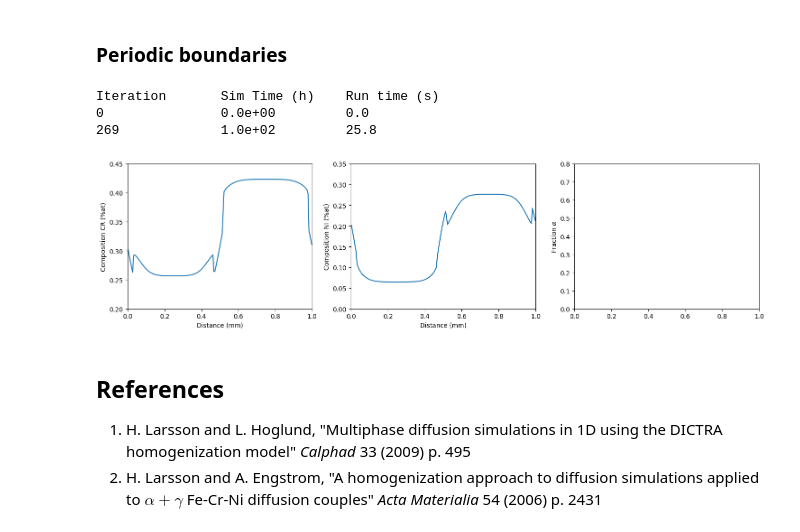
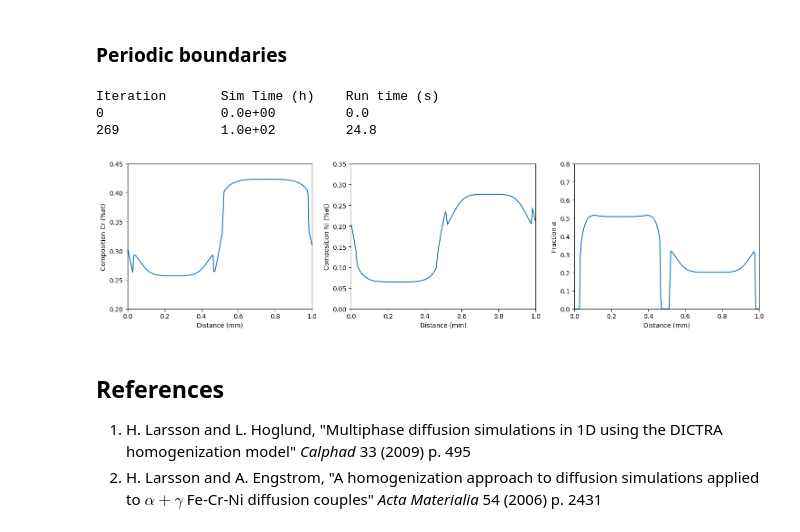
Before and after one commit to materialsgenomefoundation/kawin, a Jupyter notebook: examples/07_Homogenization_Model.ipynb, the cells around one changed output. Saved outputs shown, nothing was run; the diff lists cells and outputs as text; code cells hidden in the pictures.

```diff
--- a/examples/07_Homogenization_Model.ipynb
+++ b/examples/07_Homogenization_Model.ipynb
@@ -148,38 +154,38 @@ from kawin.diffusion.mesh import PeriodicBoundary1D
 
 profile = ProfileBuilder()
 profile.addBuildStep(StepProfile1D(0.5e-3, [0.257, 0.065], [0.423, 0.276]), ['CR', 'NI'])
 
 mesh = Cartesian1D(['CR', 'NI'], [0, 1e-3], 200)
 mesh.setResponseProfile(profile, boundaryConditions=PeriodicBoundary1D())
 
 m = HomogenizationModel(mesh, elements, phases,
                         thermodynamics=therm, temperatureParameters=temperature,
                         homogenizationParameters=mobLower, record=False)
 m.solve(100*3600, solverType=SolverType.EXPLICITEULER, verbose=True, vIt=500)
 
 fig, ax = plt.subplots(1,3, figsize=(15,4))
 
-plot1D(ml, 'CR', zScale=1e-3, ax=ax[0])
+plot1D(m, 'CR', zScale=1e-3, ax=ax[0])
 ax[0].set_xlabel('Distance (mm)')
 ax[0].set_ylabel('Composition Cr (%at)')
 ax[0].set_ylim([0.2, 0.45])
 
-plot1D(ml, 'NI', zScale=1e-3, ax=ax[1])
+plot1D(m, 'NI', zScale=1e-3, ax=ax[1])
 ax[1].set_xlabel('Distance (mm)')
 ax[1].set_ylabel('Composition Ni (%at)')
 ax[1].set_ylim([0, 0.35])
 
-plot1DPhases(ml, 'BCC_A2', zScale=1e-3, ax=ax[2])
+plot1DPhases(m, 'BCC_A2', zScale=1e-3, ax=ax[2])
 ax[2].set_xlabel('Distance (mm)')
 ax[2].set_ylabel(r'Fraction $\alpha$')
 ax[2].set_ylim([0, 0.8])
 plt.tight_layout()
 plt.show()
 # %% [output]
 Iteration       Sim Time (h)    Run time (s)
 0               0.0e+00         0.0
-269             1.0e+02         25.8
+269             1.0e+02         24.8
-[figure, old version]
+[figure, new version]
 # %% [markdown]
 ## References
 
```
Also changed, not shown: parts of 3 cells of this notebook, 8 other files.
